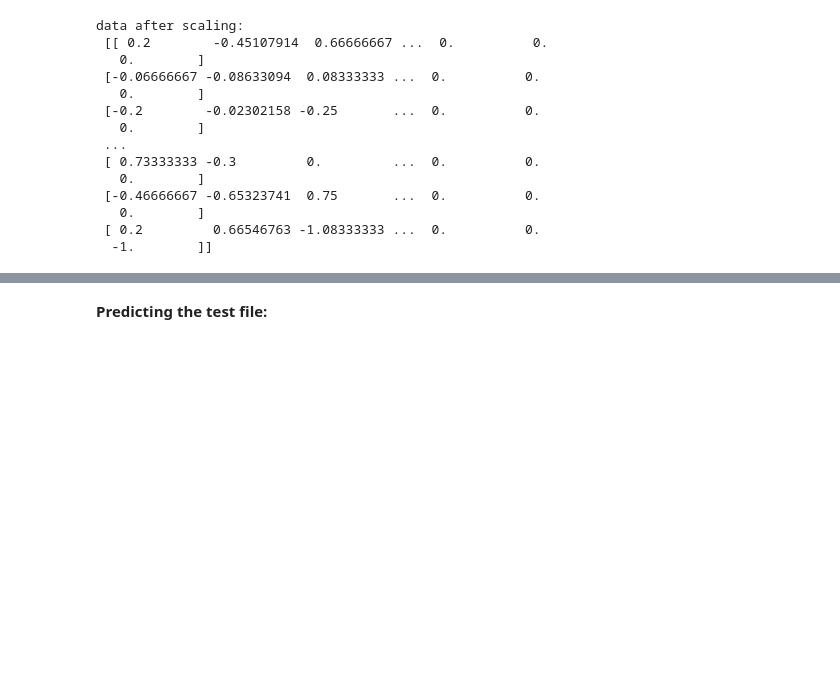
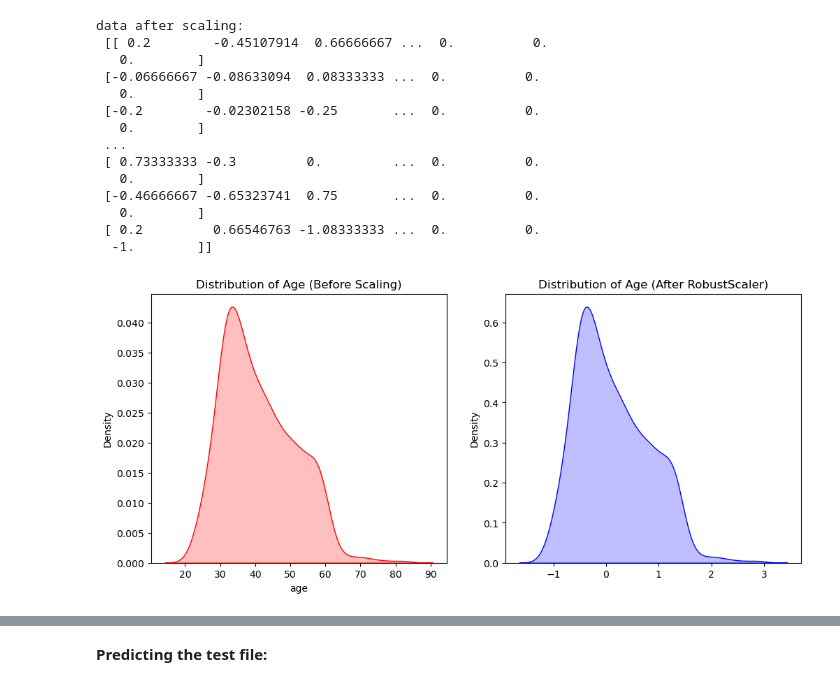
Before and after one commit to hamzajbn1/MLPwithbankdata, a Jupyter notebook: MLP.ipynb, the cells around one changed output, grey strips where cells are left out. Drawn from its saved outputs; the diff is of its cells as text; code cells hidden in the pictures; blank space fills up the shorter version.

```diff
--- a/MLP.ipynb
+++ b/MLP.ipynb
@@ -76,6 +95,27 @@ data after scaling:
    0.        ]
  [ 0.2         0.66546763 -1.08333333 ...  0.          0.
   -1.        ]]
+# %%
+# Plotting the scaling effect on a sample
+# We use a sample of 1000 rows so it doesn't freeze your computer
+sample_size = 1000
+
+plt.figure(figsize=(12, 5))
+
+# 1. Before Scaling (using the original Age column)
+plt.subplot(1, 2, 1)
+sns.kdeplot(XT_encoded['age'].iloc[:sample_size], fill=True, color='red')
+plt.title('Distribution of Age (Before Scaling)')
+
+# 2. After Scaling
+# We access the first column (index 0) of the scaled array, which corresponds to Age
+plt.subplot(1, 2, 2)
+sns.kdeplot(XT_scaled[:sample_size, 0], fill=True, color='blue')
+plt.title('Distribution of Age (After RobustScaler)')
+
+plt.show()
+# %% [output]
+[figure, added]
 # %%
 X_train, X_test, y_train, y_test = train_test_split(XT_scaled, y_train, test_size=0.2, random_state=42,
                 stratify=y_train)
```
Also changed, not shown: parts of 3 cells of this notebook, 3 other files.
